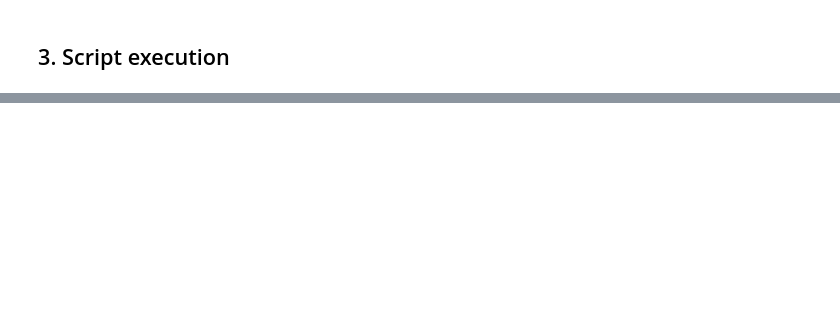
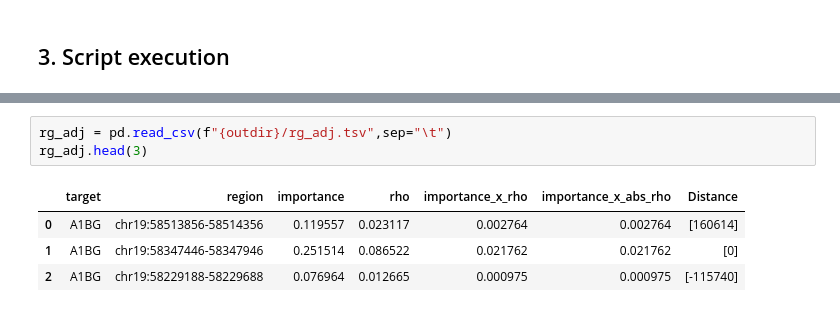
Before and after one commit to emvg/greta, a Jupyter notebook: notes_scenic+/notes_scenicplus.ipynb, the cells around one changed output, grey strips where cells are left out. Drawn from its saved outputs; the diff is of its cells as text; blank space fills up the shorter version.

```diff
--- a/notes_scenic+/notes_scenicplus.ipynb
+++ b/notes_scenic+/notes_scenicplus.ipynb
@@ -213,0 +402,8 @@ We now have all the inputs ready, we can run the main script `workflow/scripts/m
+# %%
+rg_adj = pd.read_csv(f"{outdir}/rg_adj.tsv",sep="\t")
+rg_adj.head(3)
+# %% [output]
+|  | target | region | importance | rho | importance_x_rho | importance_x_abs_rho | Distance |
+| 0 | A1BG | chr19:58513856-58514356 | 0.119557 | 0.023117 | 0.002764 | 0.002764 | [160614] |
+| 1 | A1BG | chr19:58347446-58347946 | 0.251514 | 0.086522 | 0.021762 | 0.021762 | [0] |
+| 2 | A1BG | chr19:58229188-58229688 | 0.076964 | 0.012665 | 0.000975 | 0.000975 | [-115740] |
```
Also changed, not shown: parts of 50 cells of this notebook.
